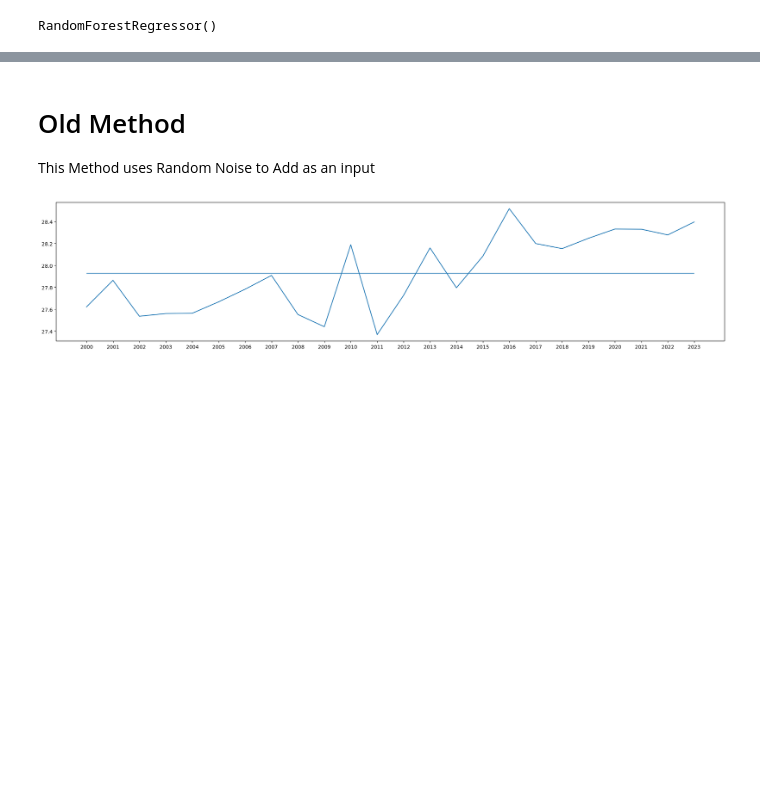
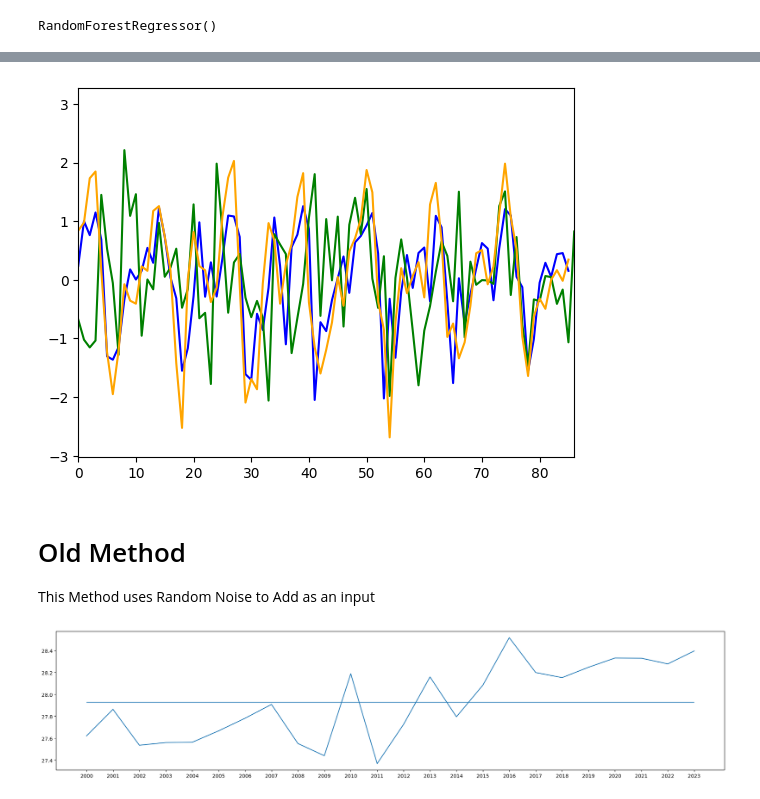
Before and after one commit to alaricespina/Thesis-Repository, a Jupyter notebook: Auto Regressive Ensemble Modelling/AutoRegressive Model.ipynb, the cells around one changed output, grey strips where cells are left out. Drawn from its saved outputs; the diff is of its cells as text; code cells hidden in the pictures; blank space fills up the shorter version.

```diff
--- a/Auto Regressive Ensemble Modelling/AutoRegressive Model.ipynb
+++ b/Auto Regressive Ensemble Modelling/AutoRegressive Model.ipynb
@@ -375,3 +386,24 @@ Month_Year_Mean_Predictor = SVR(kernel = "rbf")
+# %%
+SlidingWindow = MYLM_TRAIN_X[-1]
+
+R_Y_PRED = []
+
+for x in range(len(MYLM_TRAIN_Y)):
+    current_prediction = Yearly_Mean_Predictor.predict(np.array([SlidingWindow]))
+    current_prediction += np.random.normal(loc = 0, scale = Final_STD)
+    R_Y_PRED.append(current_prediction[0])
+
+    SlidingWindow = np.roll(SlidingWindow, -1)
+    SlidingWindow[-1] = current_prediction[0]
+# %%
+plt.figure()
+plt.plot(Y_PRED, label = "Predictions", color = "blue")
+plt.plot(R_Y_PRED, label = "R Predictions", color = "green")
+plt.plot(MYLM_TEST_Y, label = "Real", color = "orange")
+plt.xlim(0, len(MYLM_TEST_Y))
+plt.show()
+# %% [output]
+[figure, added]
 # %% [markdown]
 # Old Method
 This Method uses Random Noise to Add as an input
```
Also changed, not shown: parts of 13 cells of this notebook.
